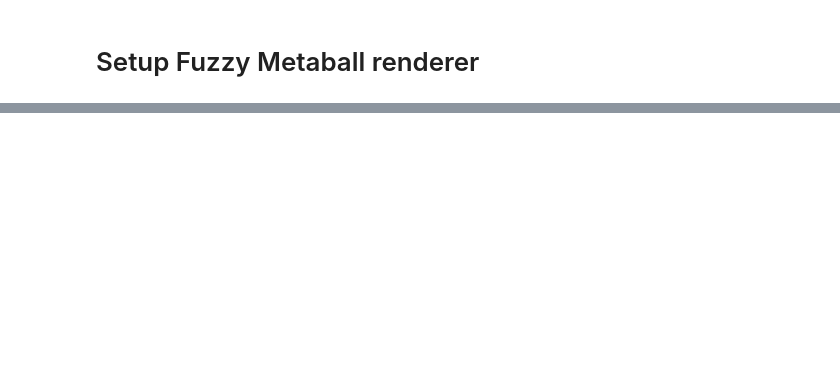
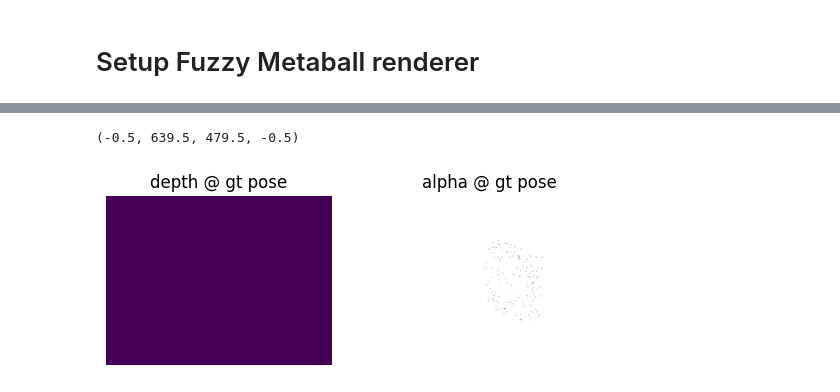
Before and after one commit to karen-sy/fuzzy-ellipses, a Jupyter notebook: baseline/ycb_fmb.ipynb, the cells around one changed output, grey strips where cells are left out. Cells and saved outputs as stored; diff of their text form; code cells hidden in the pictures; blank space fills up the shorter version.

```diff
--- a/baseline/ycb_fmb.ipynb
+++ b/baseline/ycb_fmb.ipynb
@@ -58,14 +98,13 @@ gmm_init_scale = 80
 render_jit = jax.jit(fm_render.render_func_quat)
 # %%
-
-import trimesh
+# port FMB optimization setup
 import sklearn.mixture
-if show_volume:
-    pts = trimesh.sample.volume_mesh(mesh_tri,10000)
-else:
-    pts = trimesh.sample.sample_surface_even(mesh_tri,10000)[0]
+NUM_MIXTURE = 150
+pts = mesh_vtx[np.random.randint(0, len(mesh_vtx), NUM_MIXTURE)]
 gmm = sklearn.mixture.GaussianMixture(NUM_MIXTURE)
 gmm.fit(pts)
 weights_log = np.log( gmm.weights_) + np.log(gmm_init_scale)
 mean = gmm.means_
-prec = gmm.precisions_cholesky_
+prec = gmm.precisions_cholesky_ # cholesky decomposition of the precision matrices of each mixture component.
+                                # a precision matrix is the inverse of the covariance matrix.
+                                # (a covariance matrix is symmetric p.d. so the GMM can be parametrized by the precision matrix)
@@ -74,10 +117,6 @@ NameError: name 'mesh_tri' is not defined
 # %%
-
-height, width = image_size
-K = np.array([[focal_length, 0, cx],[0,focal_length,cy],[0,0,1]])
+K = np.array([[fx, 0, cx],[0,fy,cy],[0,0,1]])
 pixel_list = (np.array(np.meshgrid(np.arange(width),height-np.arange(height)-1,[0]))[:,:,:,0]).reshape((3,-1)).T
 camera_rays = (pixel_list - K[:,2])/np.diag(K)
 camera_rays[:,-1] = -1
-
-trans_true = loc
-quat_true = rand_quat
+del pixel_list
@@ -277,0 +130,5 @@ print('final pose error of {:04.1f} with rot. of {:04.1f} deg and trans. of {:04
+# %%
+mean = jnp.array([0.0, 0.0, 1.0])
+weights_log = jnp.log(jnp.array([1.0]))
+
+est_depth_true, est_alpha_true, _, _ = render_jit(mean,prec[0],weights_log,camera_rays,quat_true,trans_true,beta2/shape_scale,beta3)
@@ -277,0 +141,20 @@ print('final pose error of {:04.1f} with rot. of {:04.1f} deg and trans. of {:04
+# %%
+# plt.subplot(2,3,1)
+# plt.imshow(color)
+# plt.title('image')
+# plt.axis('off')
+
+plt.subplot(1,2,1)
+_est_depth_true = np.array(est_depth_true)
+plt.imshow(_est_depth_true.reshape(image_size),vmin=vmin,vmax=vmax)
+plt.title('depth @ gt pose')
+plt.axis('off')
+
+
+plt.subplot(1,2,2)
+plt.imshow(est_alpha_true.reshape(image_size),cmap='Greys')
+plt.title('alpha @ gt pose')
+plt.axis('off')
+# %% [output]
+(-0.5, 639.5, 479.5, -0.5)
+[figure, added]
```
Also changed, not shown: parts of 31 cells of this notebook, 14 other files.
